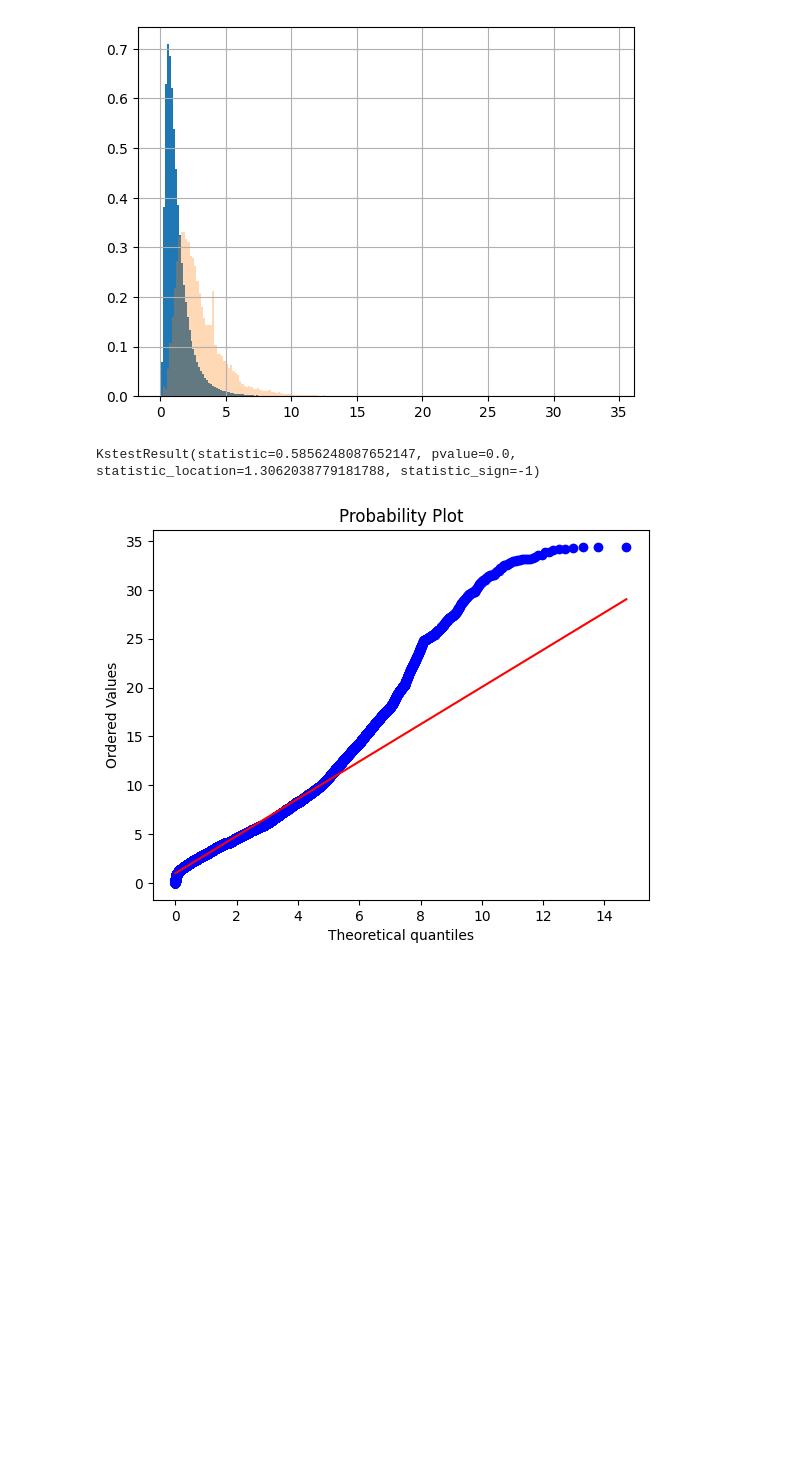
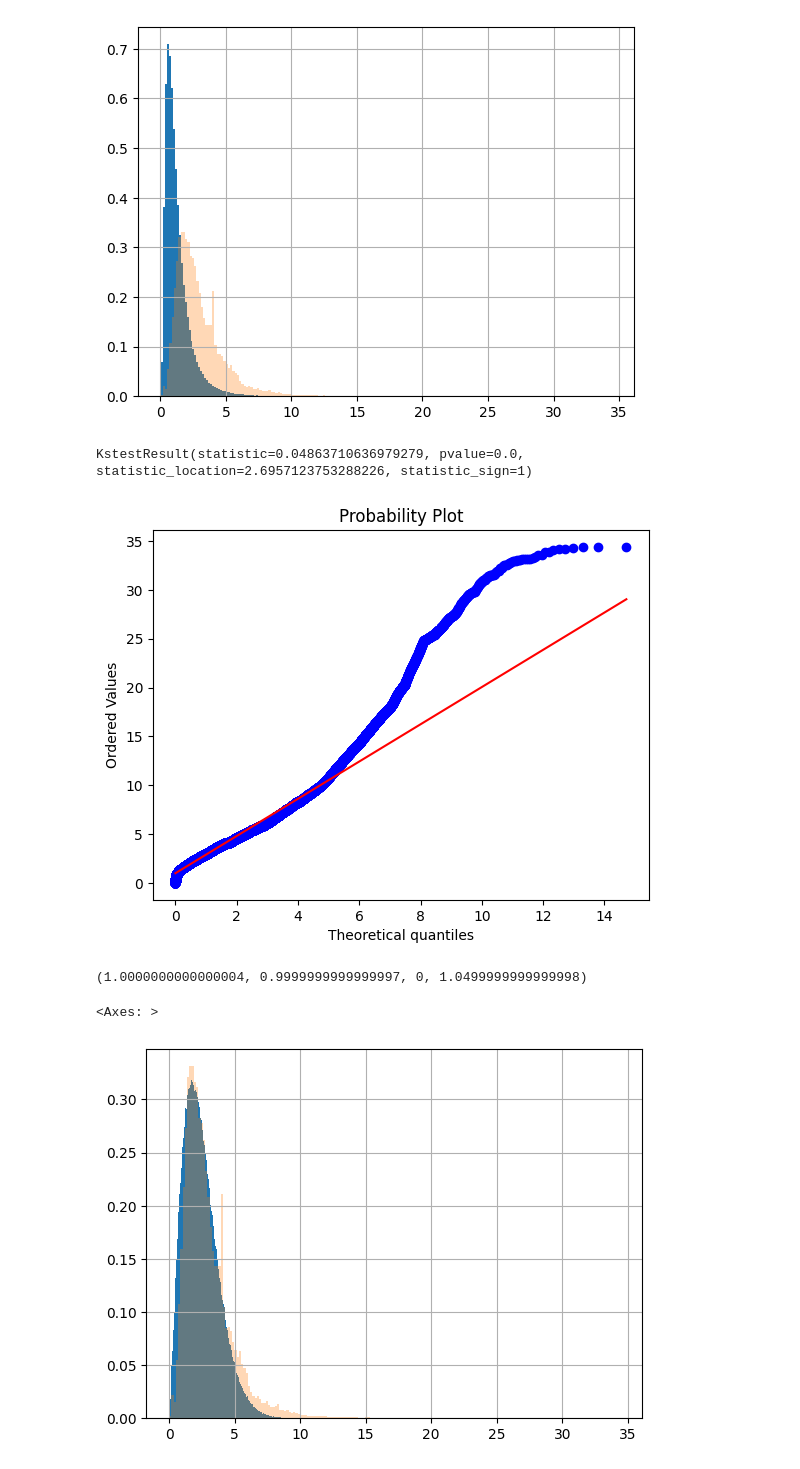
Before and after one commit to RL2-SP3/LISSA, a Jupyter notebook: examples/gamma_test.ipynb, the cells around one changed output. Drawn from its saved outputs; the diff is of its cells as text; code cells hidden in the pictures; blank space fills up the shorter version.

```diff
--- a/examples/gamma_test.ipynb
+++ b/examples/gamma_test.ipynb
@@ -140,8 +140,18 @@ radiusData.hist(bins=200,alpha=0.3,density=True)
 argumentos = stats.gengamma.fit(radiusData,floc=0)
 distribuicao = "gengamma"
 
-print(stats.kstest(radiusData, distribuicao, args=argumentos))
+print(stats.kstest(radiusData, distribuicao, args=(1.5,1.5,0,2.4)))
 a = stats.probplot(radiusData, dist=distribuicao, sparams=argumentos,plot=plt)
 # %% [output]
-KstestResult(statistic=0.5856248087652147, pvalue=0.0, statistic_location=1.3062038779181788, statistic_sign=-1)
+KstestResult(statistic=0.04863710636979279, pvalue=0.0, statistic_location=2.6957123753288226, statistic_sign=1)
 [figure]
+# %%
+argumentos
+# %% [output]
+(1.0000000000000004, 0.9999999999999997, 0, 1.0499999999999998)
+# %%
+a = plt.hist(stats.gengamma.rvs(1.5,1.5,0,2,size=radiusData.shape[0]),density=True,bins=200)
+radiusData.hist(bins=200,alpha=0.3,density=True)
+# %% [output]
+<Axes: >
+[figure, added]
```
Also changed, not shown: parts of 3 cells of this notebook.
